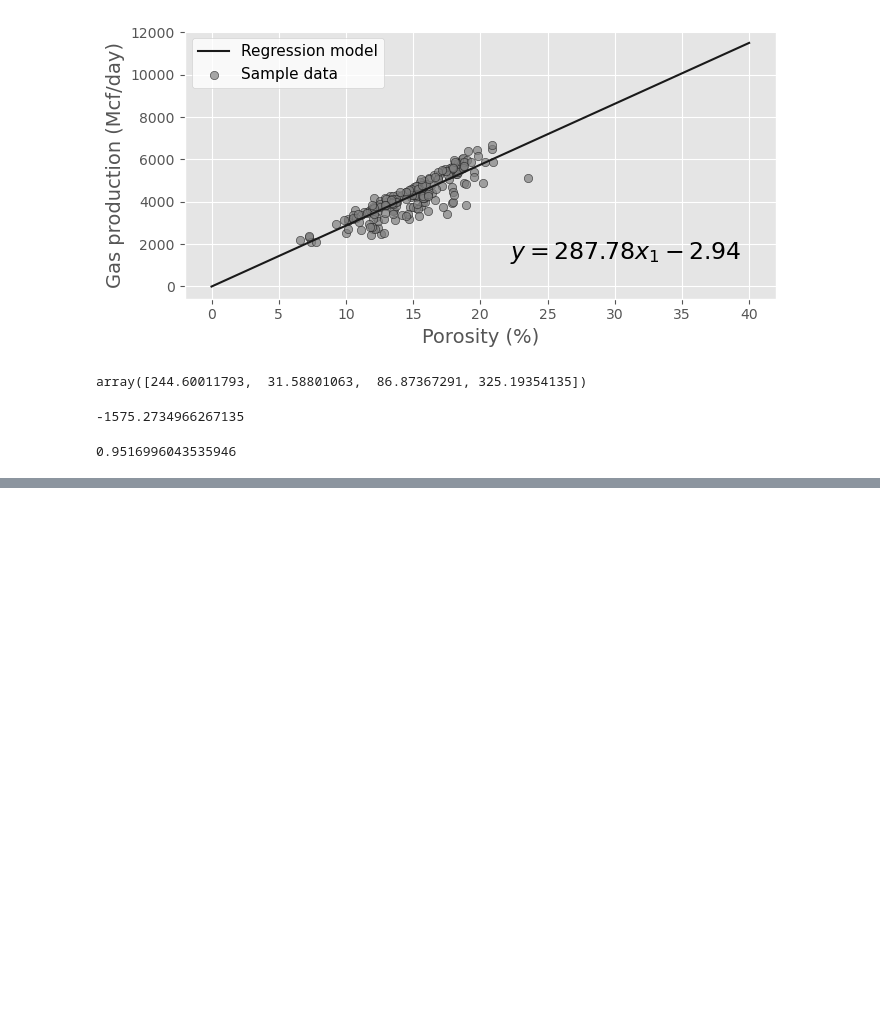
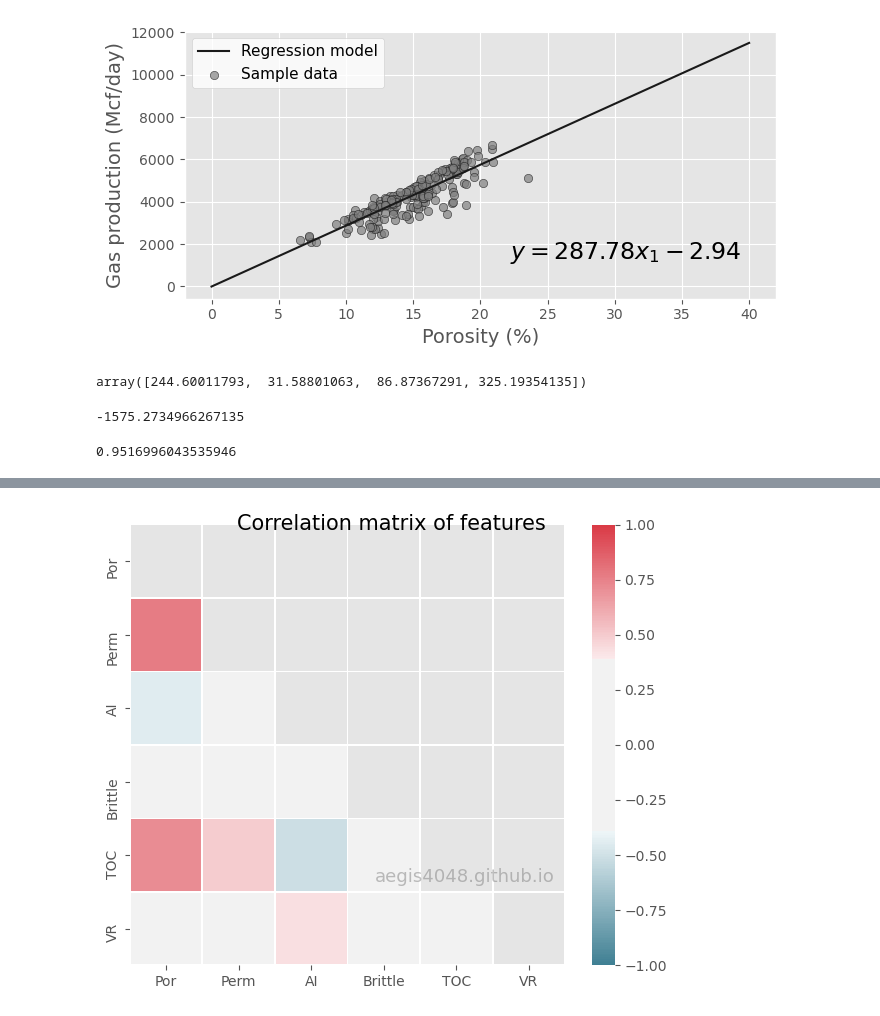
Before and after one commit to yuhuangao98/inf2178h-experimentaldesign-hcds, a Jupyter notebook: lectures/linear-regressions.ipynb, the cells around one changed output, grey strips where cells are left out. Saved outputs shown, nothing was run; the diff lists cells and outputs as text; code cells hidden in the pictures; blank space fills up the shorter version.

```diff
--- a/lectures/linear-regressions.ipynb
+++ b/lectures/linear-regressions.ipynb
@@ -204,0 +418,25 @@ x_pred = x_pred.reshape(-1, len(features))
+# %%
+df = df.iloc[:, 1:-1]
+
+corr = df.corr(method='spearman')
+
+# Generate a mask for the upper triangle
+mask = np.zeros_like(corr, dtype=np.bool)
+mask[np.triu_indices_from(mask)] = True
+
+# Set up the matplotlib figure
+fig, ax = plt.subplots(figsize=(6, 5))
+
+# Generate a custom diverging colormap
+cmap = sns.diverging_palette(220, 10, as_cmap=True, sep=100)
+
+# Draw the heatmap with the mask and correct aspect ratio
+sns.heatmap(corr, mask=mask, cmap=cmap, vmin=-1, vmax=1, center=0, linewidths=.5)
+
+fig.suptitle('Correlation matrix of features', fontsize=15)
+ax.text(0.77, 0.2, 'aegis4048.github.io', fontsize=13, ha='center', va='center',
+         transform=ax.transAxes, color='grey', alpha=0.5)
+
+fig.tight_layout()
+# %% [output]
+[figure, added]
```
Also changed, not shown: parts of 4 cells of this notebook, 1 other file.
